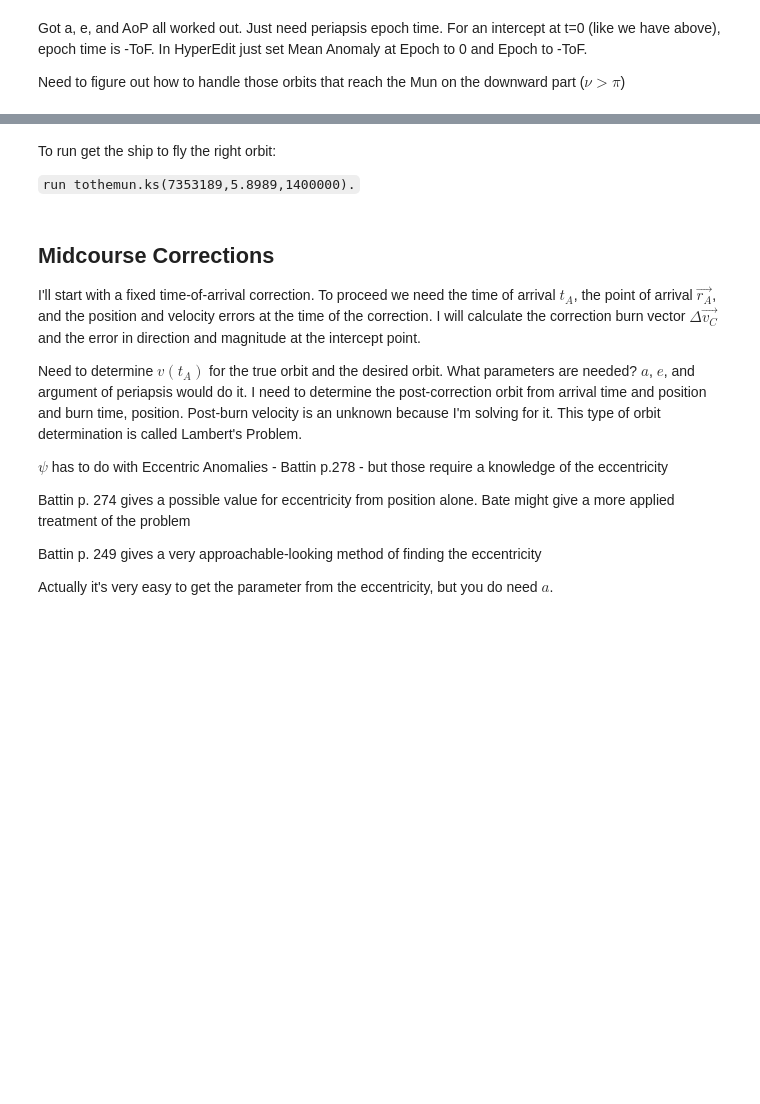
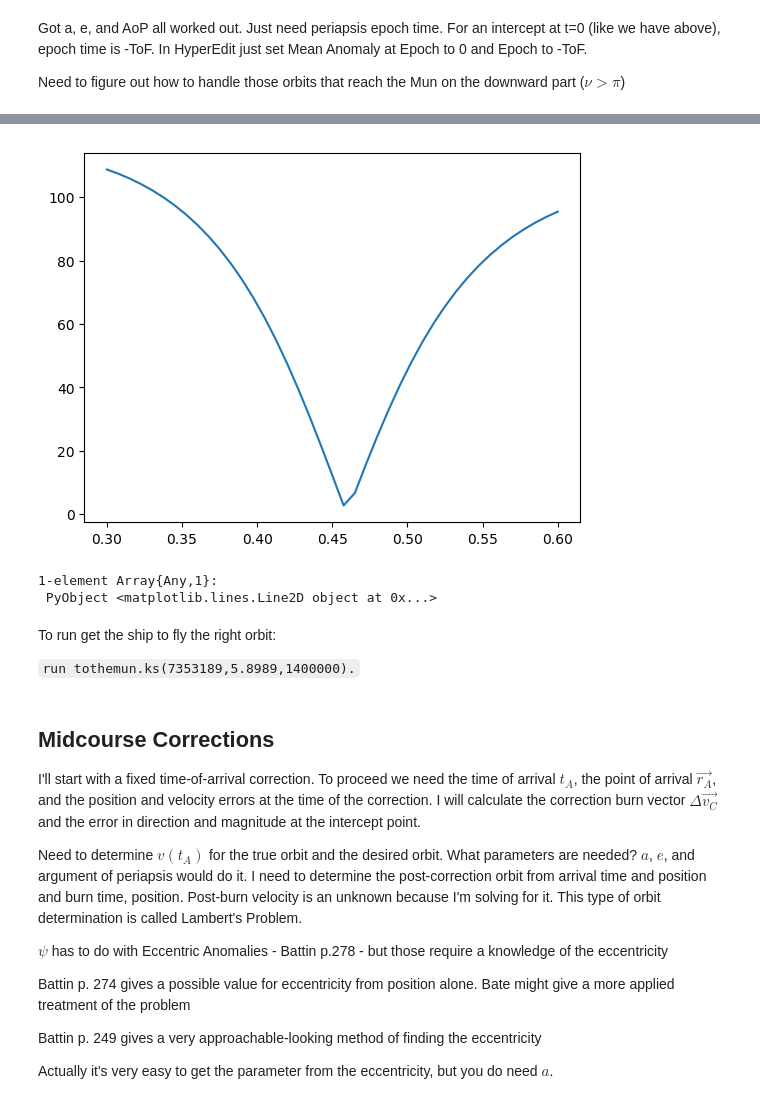
Before and after one commit to ThatcherC/ProjectMun, a Jupyter notebook: MunBook.ipynb, the cells around one changed output, grey strips where cells are left out. Drawn from its saved outputs; the diff is of its cells as text; code cells hidden in the pictures; blank space fills up the shorter version.

Commit message:
Confirmed that deflection angle calculations match observations

```diff
--- a/MunBook.ipynb
+++ b/MunBook.ipynb
@@ -212,3 +212,11 @@ printSpeeds (generic function with 1 method)
+# %%
+Λ = linspace(0.3,0.6,41)
+R = (x->lunarDeflectionAngle(lunarInterceptBate(700000,3120,0.0001,x))*180/pi).(Λ)
+p = plot(Λ, R)
+# %% [output]
+[figure, added]
+1-element Array{Any,1}:
+ PyObject <matplotlib.lines.Line2D object at 0x...>
 # %% [markdown]
 To run get the ship to fly the right orbit:
 
```
Also changed, not shown: parts of 5 cells of this notebook.
